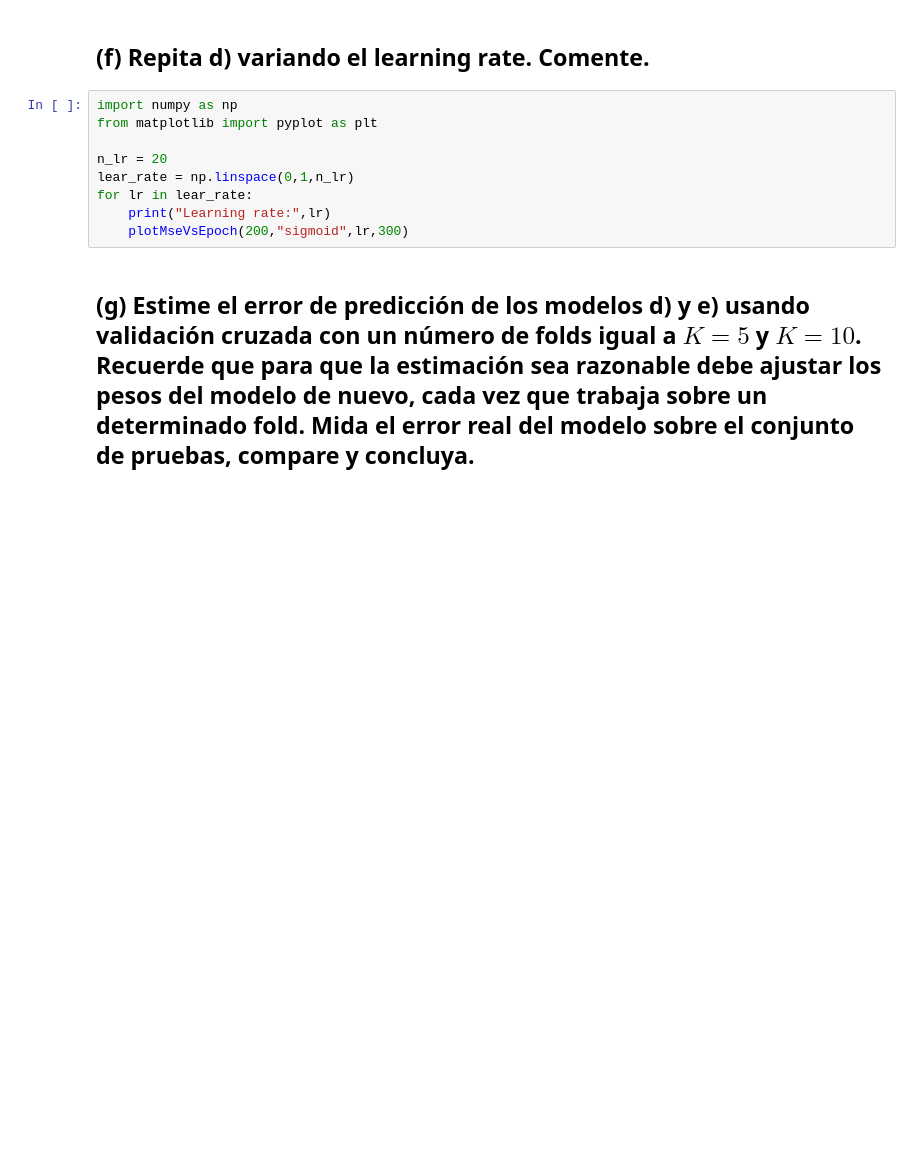
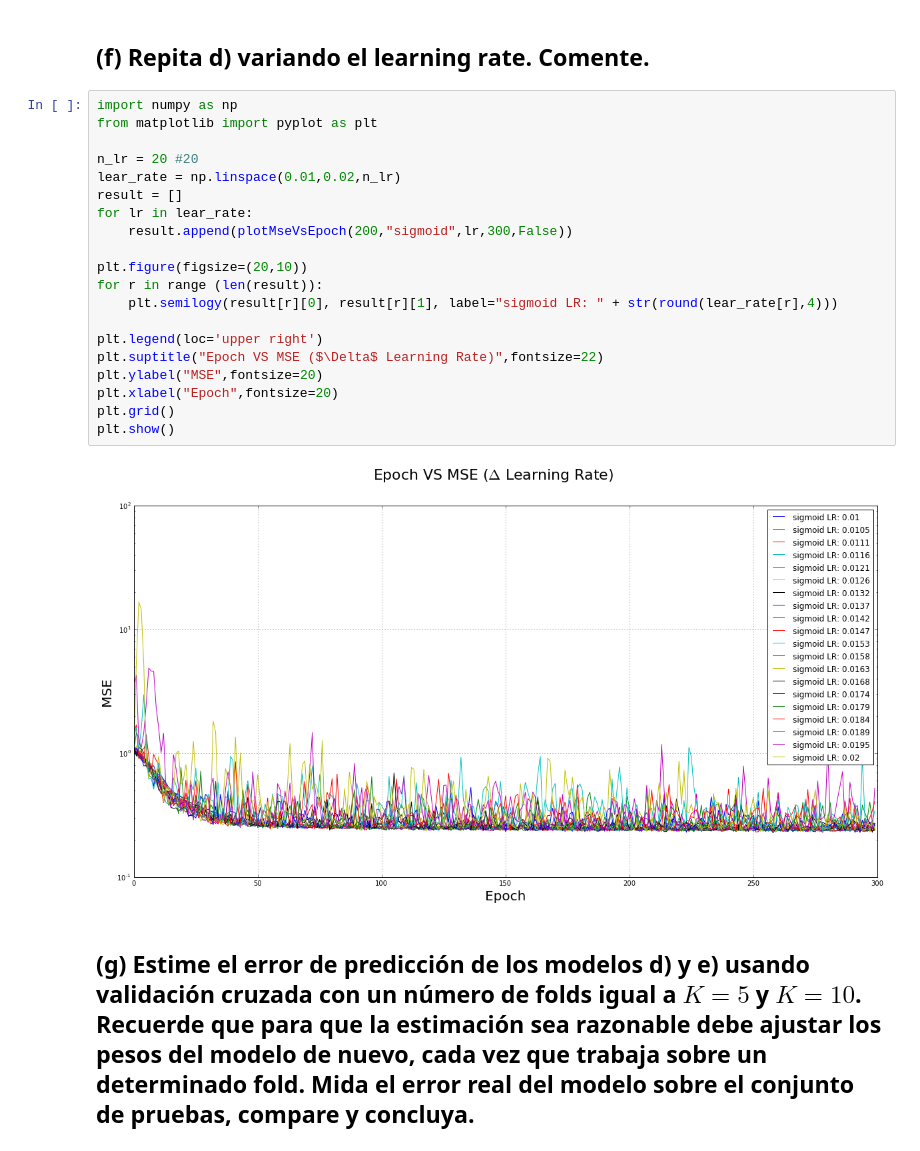
Before and after one commit to jx4nk00/ANN_tarea1, a Jupyter notebook: Tarea1.ipynb, the cells around one changed output. Drawn from its saved outputs; the diff is of its cells as text; blank space fills up the shorter version.

```diff
--- a/Tarea1.ipynb
+++ b/Tarea1.ipynb
@@ -234,14 +299,27 @@ plotMseVsEpoch(200,"relu",0.2,300)
 # %% [markdown]
 ## (f) Repita d) variando el learning rate. Comente.
-# %%
-import numpy as np
-from matplotlib import pyplot as plt
-
-n_lr = 20
-lear_rate = np.linspace(0,1,n_lr)
-for lr in lear_rate:
-    print("Learning rate:",lr)
-    plotMseVsEpoch(200,"sigmoid",lr,300)
+# %%
+import numpy as np
+from matplotlib import pyplot as plt
+
+n_lr = 20 #20
+lear_rate = np.linspace(0.01,0.02,n_lr)
+result = []
+for lr in lear_rate:
+    result.append(plotMseVsEpoch(200,"sigmoid",lr,300,False))
+
+plt.figure(figsize=(20,10))
+for r in range (len(result)):
+    plt.semilogy(result[r][0], result[r][1], label="sigmoid LR: " + str(round(lear_rate[r],4)))
+
+plt.legend(loc='upper right')
+plt.suptitle("Epoch VS MSE ($\Delta$ Learning Rate)",fontsize=22)
+plt.ylabel("MSE",fontsize=20)
+plt.xlabel("Epoch",fontsize=20)
+plt.grid()
+plt.show()
+# %% [output]
+[figure, added]
 # %% [markdown]
 ## (g) Estime el error de predicción de los modelos d) y e) usando validación cruzada con un número de folds igual a $K = 5$ y $K = 10$. Recuerde que para que la estimación sea razonable debe ajustar los pesos del modelo de nuevo, cada vez que trabaja sobre un determinado fold. Mida el error real del modelo sobre el conjunto de pruebas, compare y concluya.
 # %%
```
Also changed, not shown: parts of 30 cells of this notebook, 2 other files.
